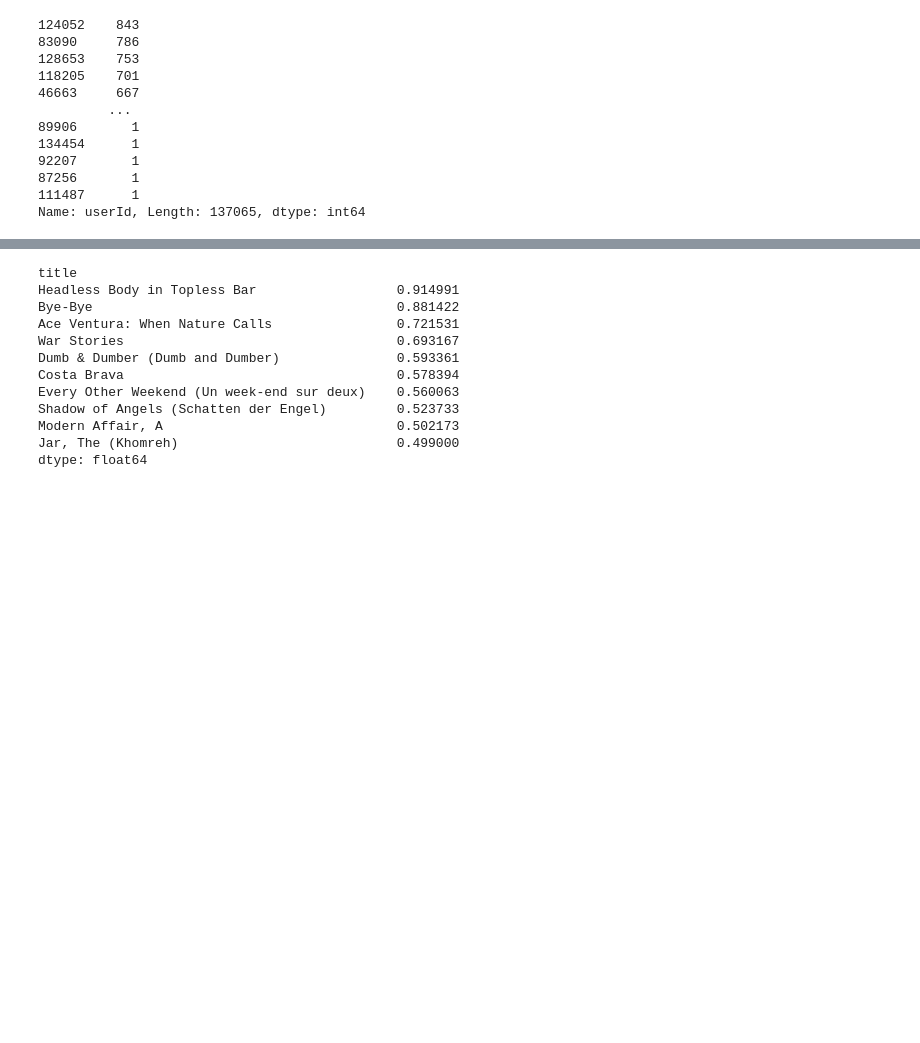
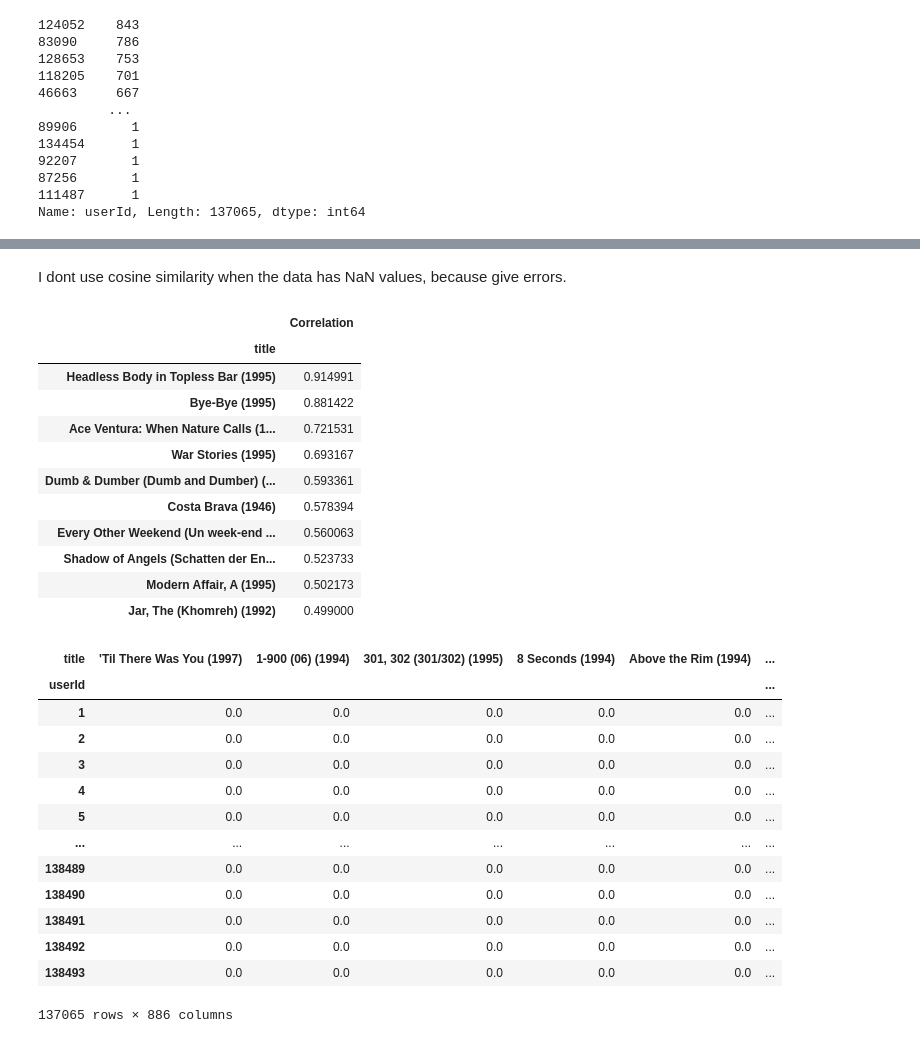
Before and after one commit to murilovpinheiro/first-recommender, a Jupyter notebook: first_recommendation.ipynb, the cells around one changed output, grey strips where cells are left out. Drawn from its saved outputs; the diff is of its cells as text; code cells hidden in the pictures; blank space fills up the shorter version.

Commit message:
Using cosine similarity and testing with 0 instead of NaN

```diff
--- a/first_recommendation.ipynb
+++ b/first_recommendation.ipynb
@@ -204,16 +204,37 @@ def get_recommendation(movie_name):
+# %% [markdown]
+I dont use cosine similarity when the data has NaN values, because give errors.
 # %%
 movie_name = search_movie_name("Ace")
-get_recommendation(movie_name)
+get_recommendation_corr(movie_name)
 # %% [output]
-title
-Headless Body in Topless Bar                  0.914991
-Bye-Bye                                       0.881422
-Ace Ventura: When Nature Calls                0.721531
-War Stories                                   0.693167
-Dumb & Dumber (Dumb and Dumber)               0.593361
-Costa Brava                                   0.578394
-Every Other Weekend (Un week-end sur deux)    0.560063
-Shadow of Angels (Schatten der Engel)         0.523733
-Modern Affair, A                              0.502173
-Jar, The (Khomreh)                            0.499000
-dtype: float64
+|  | Correlation |
+| title |  |
+| Headless Body in Topless Bar (1995) | 0.914991 |
+| Bye-Bye (1995) | 0.881422 |
+| Ace Ventura: When Nature Calls (1... | 0.721531 |
+| War Stories (1995) | 0.693167 |
+| Dumb & Dumber (Dumb and Dumber) (... | 0.593361 |
+| Costa Brava (1946) | 0.578394 |
+| Every Other Weekend (Un week-end ... | 0.560063 |
+| Shadow of Angels (Schatten der En... | 0.523733 |
+| Modern Affair, A (1995) | 0.502173 |
+| Jar, The (Khomreh) (1992) | 0.499000 |
+# %%
+pivot_table = pivot_table.fillna(0)
+
+pivot_table
+# %% [output]
+| title | 'Til There Was You (1997) | 1-900 (06) (1994) | 301, 302 (301/302) (1995) | 8 Seconds (1994) | Above the Rim (1994) | ... |
+| userId |  |  |  |  |  | ... |
+| 1 | 0.0 | 0.0 | 0.0 | 0.0 | 0.0 | ... |
+| 2 | 0.0 | 0.0 | 0.0 | 0.0 | 0.0 | ... |
+| 3 | 0.0 | 0.0 | 0.0 | 0.0 | 0.0 | ... |
+| 4 | 0.0 | 0.0 | 0.0 | 0.0 | 0.0 | ... |
+| 5 | 0.0 | 0.0 | 0.0 | 0.0 | 0.0 | ... |
+| ... | ... | ... | ... | ... | ... | ... |
+| 138489 | 0.0 | 0.0 | 0.0 | 0.0 | 0.0 | ... |
+| 138490 | 0.0 | 0.0 | 0.0 | 0.0 | 0.0 | ... |
+| 138491 | 0.0 | 0.0 | 0.0 | 0.0 | 0.0 | ... |
+| 138492 | 0.0 | 0.0 | 0.0 | 0.0 | 0.0 | ... |
+| 138493 | 0.0 | 0.0 | 0.0 | 0.0 | 0.0 | ... |
+137065 rows × 886 columns
```
Also changed, not shown: parts of 11 cells of this notebook.
